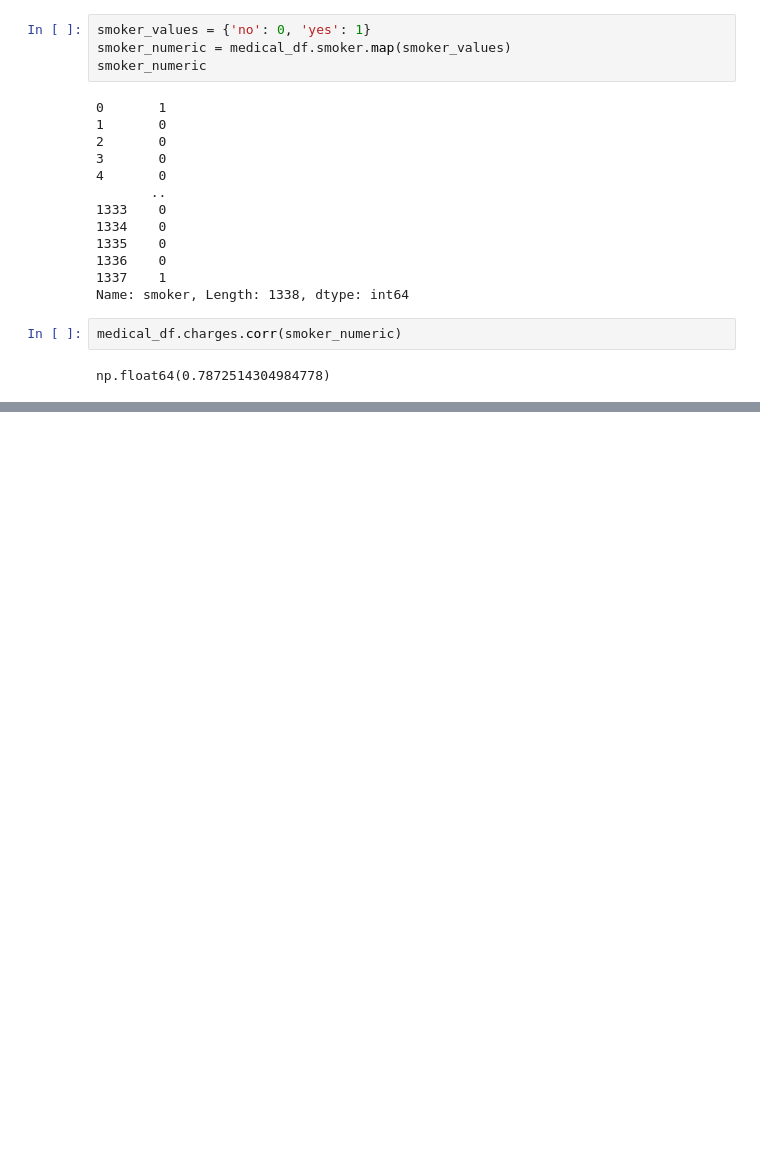
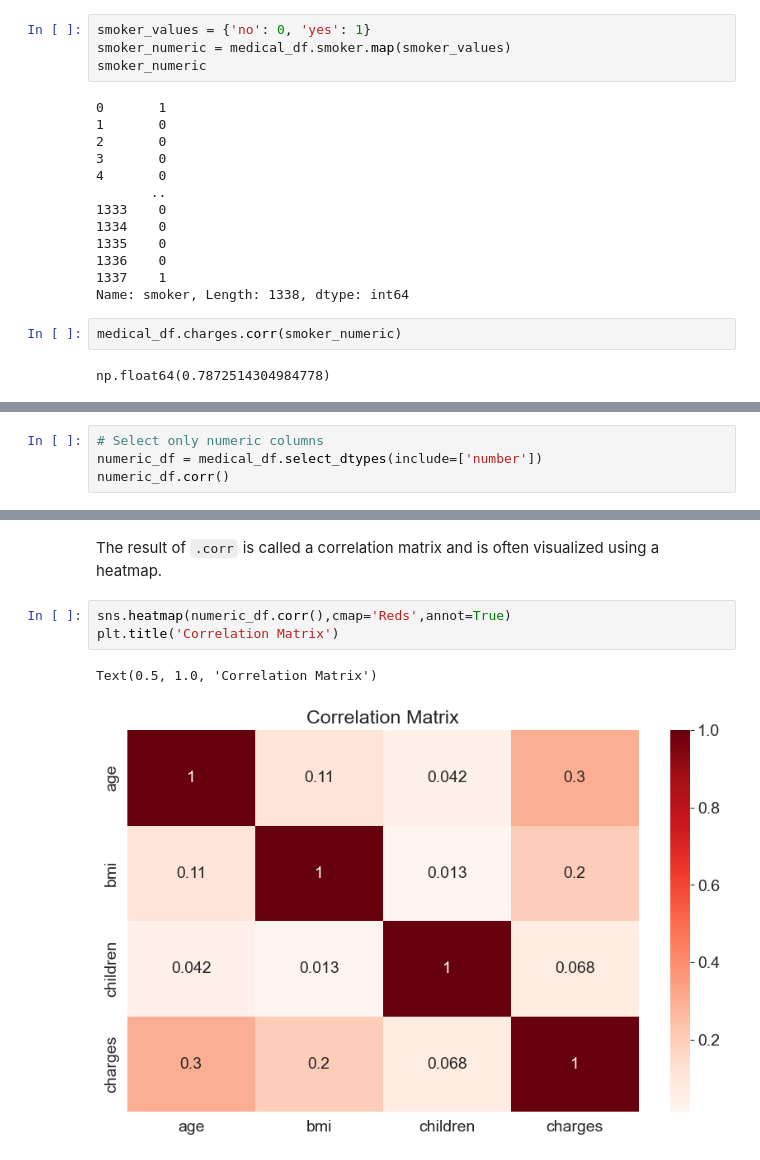
Before and after one commit to Dhruv-Jain31/machine-learning-basics, a Jupyter notebook: linear_regression/code.ipynb, the cells around one changed output, grey strips where cells are left out. Saved outputs shown, nothing was run; the diff lists cells and outputs as text; blank space fills up the shorter version.

Commit message:
added correlation between different columns added heatmaps etc

```diff
--- a/linear_regression/code.ipynb
+++ b/linear_regression/code.ipynb
@@ -414,0 +443,4 @@ Pandas dataframes also provide a `.corr` method to compute the correlation coeff
+# %%
+# Select only numeric columns
+numeric_df = medical_df.select_dtypes(include=['number'])
+numeric_df.corr()
@@ -414,0 +453,8 @@ Pandas dataframes also provide a `.corr` method to compute the correlation coeff
+# %% [markdown]
+The result of `.corr` is called a correlation matrix and is often visualized using a heatmap.
+# %%
+sns.heatmap(numeric_df.corr(),cmap='Reds',annot=True)
+plt.title('Correlation Matrix')
+# %% [output]
+Text(0.5, 1.0, 'Correlation Matrix')
+[figure, added]
```
Also changed, not shown: parts of 4 cells of this notebook.
